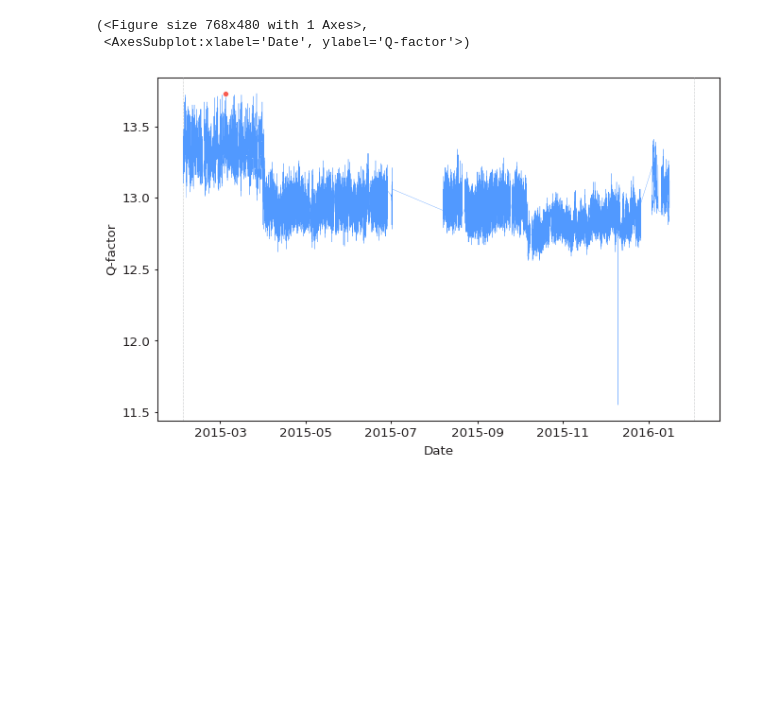
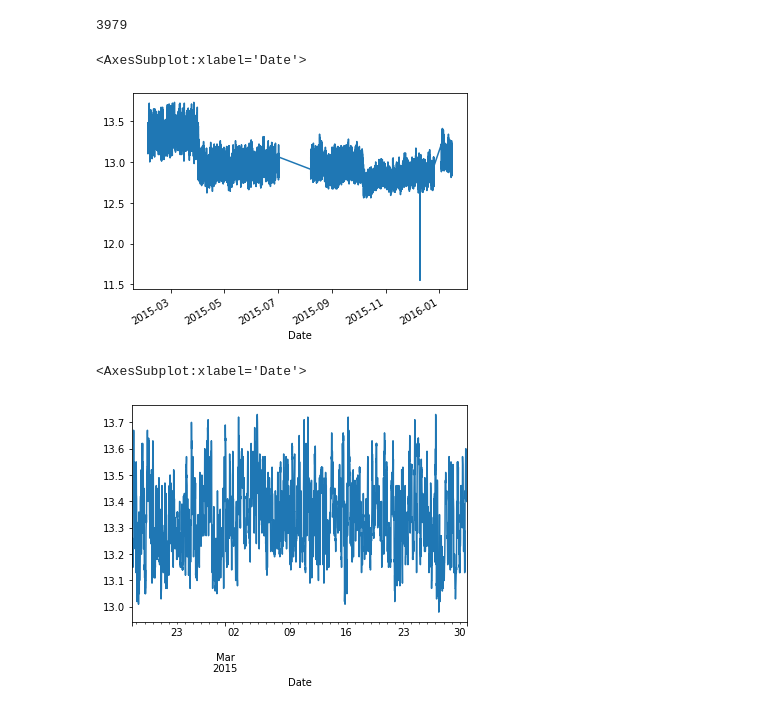
Before and after one commit to joshnevin/extreme_value_networks, a Jupyter notebook: EVS_extension.ipynb, the cells around one changed output. Saved outputs shown, nothing was run; the diff lists cells and outputs as text; code cells hidden in the pictures; blank space fills up the shorter version.

```diff
--- a/EVS_extension.ipynb
+++ b/EVS_extension.ipynb
@@ -107,6 +70,0 @@ ValueError: no data in block [2015-02-16 12:15:00 ; 2015-02-16 13:15:00), fill g
-# %%
-model.plot_extremes()
-# %% [output]
-(<Figure size 768x480 with 1 Axes>,
- <AxesSubplot:xlabel='Date', ylabel='Q-factor'>)
-[figure, removed]
@@ -112,0 +96,14 @@ model.plot_extremes()
+# %%
+max(cont_batch_lens)
+# %% [output]
+3979
+# %%
+series.plot()
+# %% [output]
+<AxesSubplot:xlabel='Date'>
+[figure, added]
+# %%
+contiguous_batch.plot()
+# %% [output]
+<AxesSubplot:xlabel='Date'>
+[figure, added]
```
Also changed, not shown: parts of 25 cells of this notebook.
